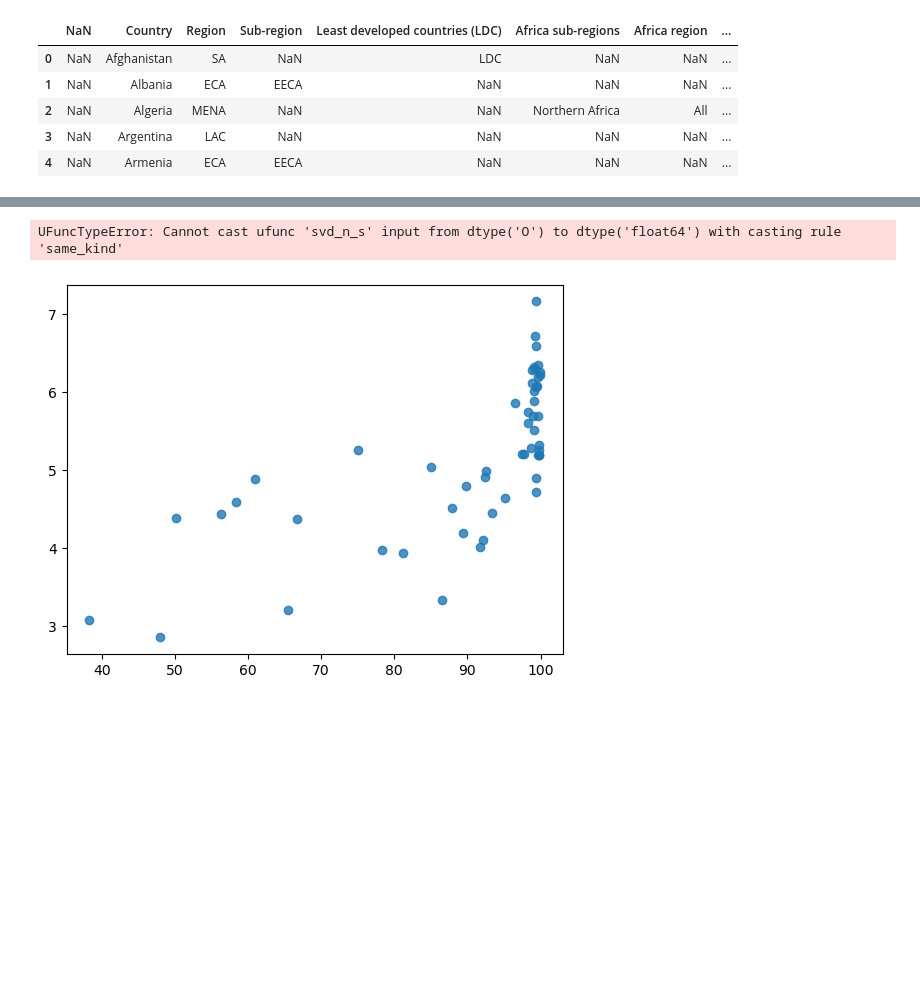
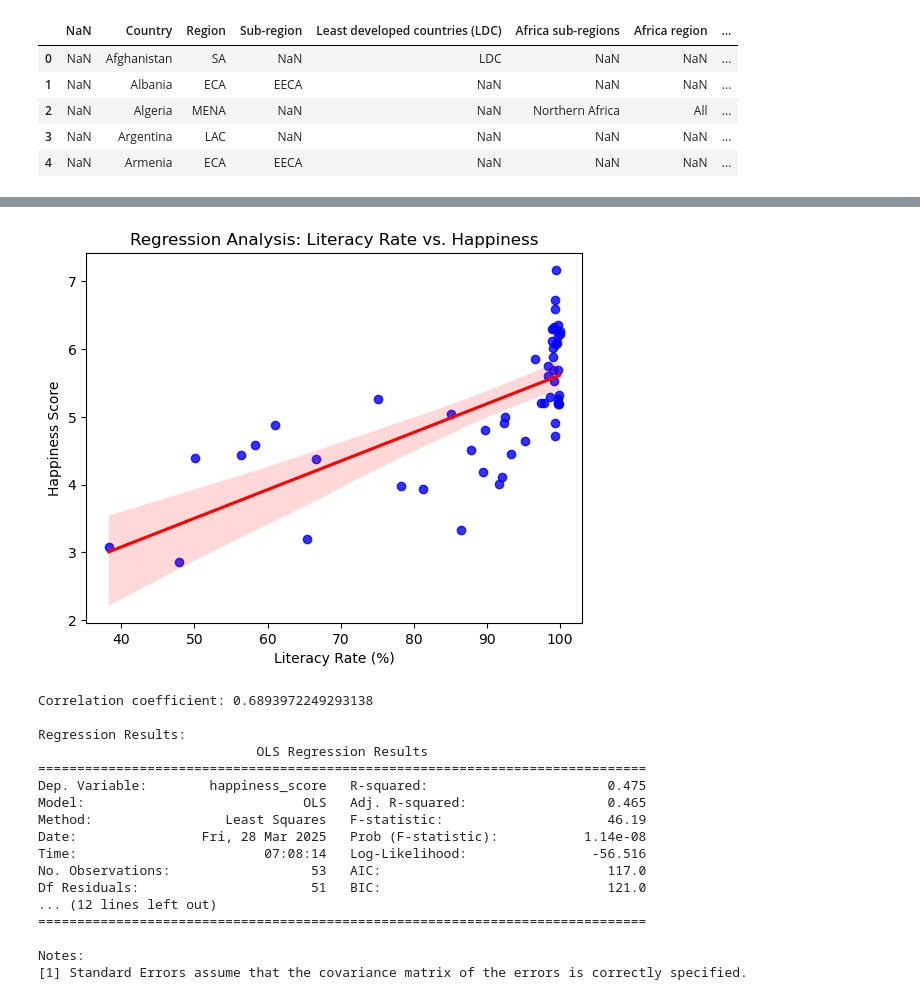
Before and after one commit to ebhatsha/springboard-projects, a Jupyter notebook: Capstone1.ipynb, the cells around one changed output, grey strips where cells are left out. Saved outputs shown, nothing was run; the diff lists cells and outputs as text; code cells hidden in the pictures; blank space fills up the shorter version.

```diff
--- a/Capstone1.ipynb
+++ b/Capstone1.ipynb
@@ -120,0 +137,14 @@ MergedData.head()
+# %%
+#Dropping the NaN, Africa Region, Africa sub-region, LDC, and sub-region columns for a cleaner look since they have the most insignificant NaN values:
+MergedData.drop(columns=['Africa region', 'Least developed countries (LDC)', 'Africa sub-regions', 'Sub-region'], inplace=True) ##inplace=True overwrites the original data frame
+
+# Check for NaN values before dropping
+print("Before dropping NaN values:")
+print(MergedData[['Combined_Literacy', 'happiness_score']].isnull().sum())
+
+# Apply dropna to remove rows with NaN in specified columns
+MergedData.dropna(subset=['Combined_Literacy', 'happiness_score'], inplace=True)
+
+# Check after dropping NaN values
+print("\nAfter dropping NaN values:")
+print(MergedData[['Combined_Literacy', 'happiness_score']].isnull().sum())
@@ -120,0 +180,6 @@ MergedData.head()
+# %%
+#Lots of objects and floats that need to be converted into numeric values
+MergedData["Combined_Literacy"] = pd.to_numeric(MergedData["Combined_Literacy"], errors="coerce")
+                                                                                    #errors='coerce' converts non-numeric values to NaN instead of showing an error
+MergedData["happiness_score"] = pd.to_numeric(MergedData["happiness_score"], errors="coerce")
+print(MergedData.dtypes)
@@ -121,6 +222,57 @@ MergedData.head()
 # %%
 #visualize the distribution
-#sns.regplot(x='Total', y='happiness_score', data=MergedData)
+sns.regplot(x='Combined_Literacy', y='happiness_score', data=MergedData, scatter_kws={'color': 'blue'}, line_kws={'color': 'red'})
+        #x is for independent var and y is for dependant var
+# Add labels and title
+plt.xlabel('Literacy Rate (%)')
+plt.ylabel('Happiness Score')
+plt.title('Regression Analysis: Literacy Rate vs. Happiness')
+plt.show()
+
+# Correlation Coefficient (Pearson's r)
+correlation = MergedData['happiness_score'].corr(MergedData['Combined_Literacy'])
+print(f"Correlation coefficient: {correlation}")
+
+# Perform Regression Analysis using statsmodels
+# Add constant (intercept term) to the model
+X = MergedData['Combined_Literacy']
+X = sm.add_constant(X)  # Adds a constant column for the intercept
+y = MergedData['happiness_score']
+
+# Fit the regression model
+model = sm.OLS(y, X).fit()
+
+# Print regression results
+print("\nRegression Results:")
+print(model.summary())
+
+# Get the regression line
+regression_line = model.predict(X)
+
+# Plot the regression line on top of the scatter plot
+plt.scatter(MergedData['Combined_Literacy'], MergedData['happiness_score'], color='blue', label='Data points')
+plt.plot(MergedData['Combined_Literacy'], regression_line, color='red', label='Regression Line')
+plt.xlabel('Literacy Rate (%)')
+plt.ylabel('Happiness Score')
+plt.title('Regression Analysis: Literacy Rate vs. Happiness')
+plt.legend()
+plt.show()
 # %% [output]
+[figure, new version]
-UFuncTypeError: Cannot cast ufunc 'svd_n_s' input from dtype('O') to dtype('float64') with casting rule 'same_kind'
+Correlation coefficient: 0.6893972249293138
+
+Regression Results:
+                            OLS Regression Results
+==============================================================================
+Dep. Variable:        happiness_score   R-squared:                       0.475
+Model:                            OLS   Adj. R-squared:                  0.465
+Method:                 Least Squares   F-statistic:                     46.19
+Date:                Fri, 28 Mar 2025   Prob (F-statistic):           1.14e-08
+Time:                        07:08:14   Log-Likelihood:                -56.516
+No. Observations:                  53   AIC:                             117.0
+Df Residuals:                      51   BIC:                             121.0
+... (12 lines left out)
+==============================================================================
+
+Notes:
+[1] Standard Errors assume that the covariance matrix of the errors is correctly specified.
-[figure, old version]
```
Also changed, not shown: parts of 10 cells of this notebook.
